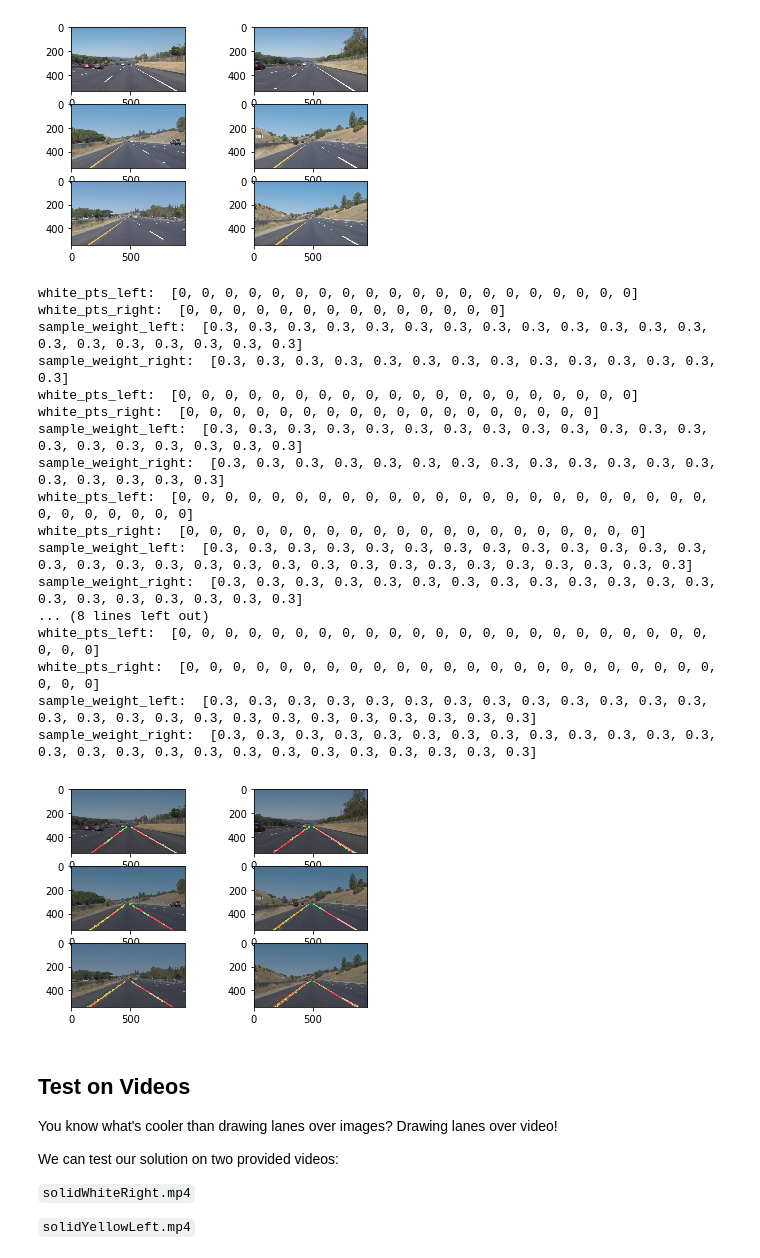
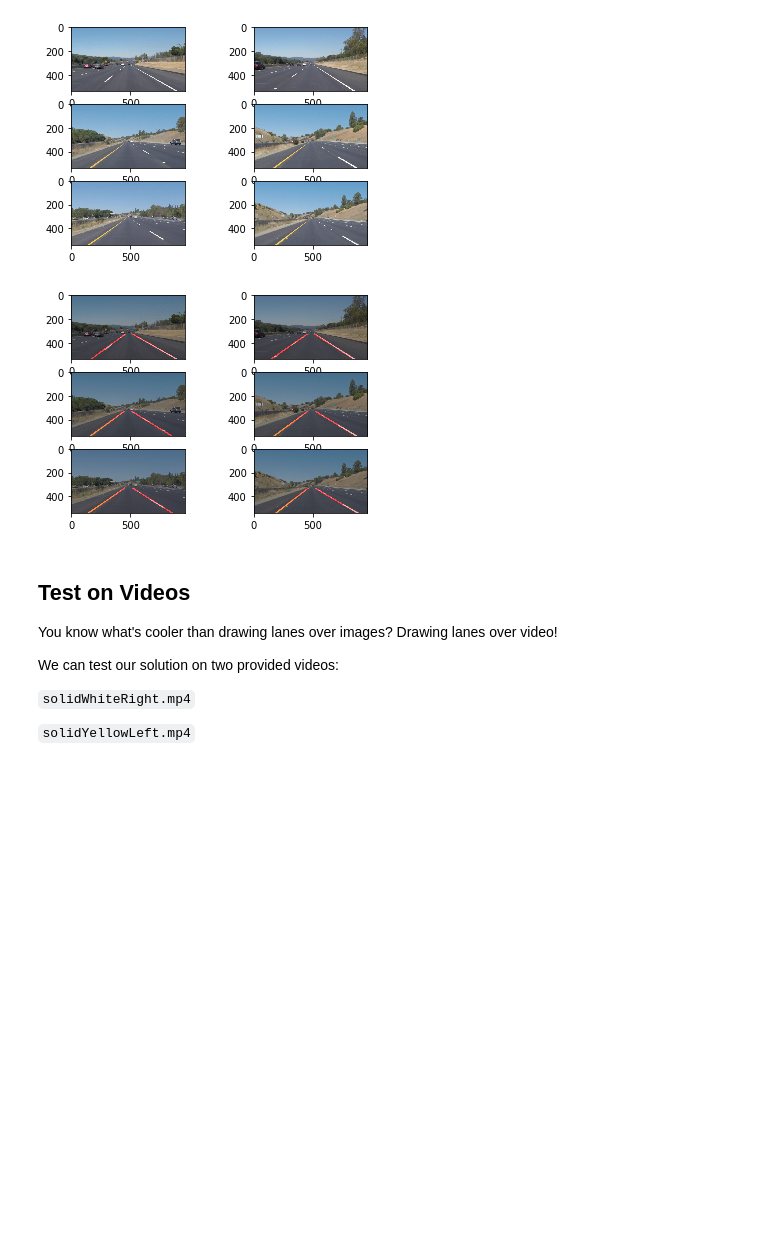
Before and after one commit to renyilin/Finding-lane-line, a Jupyter notebook: P1.ipynb, the cells around one changed output. Drawn from its saved outputs; the diff is of its cells as text; code cells hidden in the pictures; blank space fills up the shorter version.

Commit message:
Add yellow filter.

```diff
--- a/P1.ipynb
+++ b/P1.ipynb
@@ -358,28 +390,35 @@ for i,img in enumerate(im_list):
 n = 0
 # %%
 def detect_lane(img, vertices, low_threshold = 80, high_threshold = 150, theta = np.pi/180,
-               rho = 2, threshold = 15, min_line_len = 20, max_line_gap = 10):
+               rho = 2, threshold = 15, min_line_len = 20, max_line_gap = 10, kernel_size = 5):
 
     global n
     n += 1
 
-    grey_img = grayscale(img)
+#     save_path = os.path.join("test_videos_output/","img_{}.jpg".format(n))
+#     cv2.imwrite(save_path, cv2.cvtColor(img, cv2.COLOR_RGB2BGR),
+#                 [int(cv2.IMWRITE_JPEG_QUALITY), 100])
+
+
+    gray_img = grayscale(img)
 #     save_path = os.path.join("test_videos_output/","grey_{}.jpg".format(n))
 #     cv2.imwrite(save_path, grey_img,
 #                 [int(cv2.IMWRITE_JPEG_QUALITY), 100])
-
-    canny_img = canny(grey_img, low_threshold, high_threshold)
+    blur_gray = gaussian_blur(gray_img, kernel_size)
+    canny_img = canny(blur_gray, low_threshold, high_threshold)
 
 #     save_path = os.path.join("test_videos_output/","canny_{}.jpg".format(n))
 #     cv2.imwrite(save_path, canny_img,
 #                 [int(cv2.IMWRITE_JPEG_QUALITY), 100])
+    yellow_filter_img = yellow_filter(img, canny_img)
 
-    masked_img = region_of_interest(canny_img, vertices)
+
+    masked_img = region_of_interest(yellow_filter_img, vertices)
 #     save_path = os.path.join("test_videos_output/","masked_{}.jpg".format(n))
 #     cv2.imwrite(save_path, masked_img,
 #                 [int(cv2.IMWRITE_JPEG_QUALITY), 100])
 
-    hough_img = hough_lines(masked_img, rho, theta, threshold, min_line_len, max_line_gap)
+    hough_img = hough_lines(masked_img, gray_img, rho, theta, threshold, min_line_len, max_line_gap)
 #     save_path = os.path.join("test_videos_output/","hough_{}.jpg".format(n))
 #     cv2.imwrite(save_path, hough_img,
 #                 [int(cv2.IMWRITE_JPEG_QUALITY), 100])
@@ -404,40 +443,25 @@ vertices = np.array([[(130, imshape[0]), (460, 320), (516, 320),
                       (895, imshape[0])]], dtype=np.int32)
 # %%
 for i,img in enumerate(im_list):
+    pt_left_mem = []
+    pt_right_mem = []
     # Load image
     im_path = os.path.join(test_path,img)
     im_org = mpimg.imread(im_path)
 
     # Lane detection
     final_img = detect_lane(im_org, vertices)
 
     # Show image
     plt.subplot(321 + i)
     plt.imshow(final_img)
 
     # Save the final images to the test_images_output directory.
     save_path = os.path.join(save_dir,img)
     cv2.imwrite(save_path, cv2.cvtColor(final_img, cv2.COLOR_RGB2BGR),
                 [int(cv2.IMWRITE_JPEG_QUALITY), 100])
 # %% [output]
-white_pts_left:  [0, 0, 0, 0, 0, 0, 0, 0, 0, 0, 0, 0, 0, 0, 0, 0, 0, 0, 0, 0]
-white_pts_right:  [0, 0, 0, 0, 0, 0, 0, 0, 0, 0, 0, 0, 0, 0]
-sample_weight_left:  [0.3, 0.3, 0.3, 0.3, 0.3, 0.3, 0.3, 0.3, 0.3, 0.3, 0.3, 0.3, 0.3, 0.3, 0.3, 0.3, 0.3, 0.3, 0.3, 0.3]
-sample_weight_right:  [0.3, 0.3, 0.3, 0.3, 0.3, 0.3, 0.3, 0.3, 0.3, 0.3, 0.3, 0.3, 0.3, 0.3]
-white_pts_left:  [0, 0, 0, 0, 0, 0, 0, 0, 0, 0, 0, 0, 0, 0, 0, 0, 0, 0, 0, 0]
-white_pts_right:  [0, 0, 0, 0, 0, 0, 0, 0, 0, 0, 0, 0, 0, 0, 0, 0, 0, 0]
-sample_weight_left:  [0.3, 0.3, 0.3, 0.3, 0.3, 0.3, 0.3, 0.3, 0.3, 0.3, 0.3, 0.3, 0.3, 0.3, 0.3, 0.3, 0.3, 0.3, 0.3, 0.3]
-sample_weight_right:  [0.3, 0.3, 0.3, 0.3, 0.3, 0.3, 0.3, 0.3, 0.3, 0.3, 0.3, 0.3, 0.3, 0.3, 0.3, 0.3, 0.3, 0.3]
-white_pts_left:  [0, 0, 0, 0, 0, 0, 0, 0, 0, 0, 0, 0, 0, 0, 0, 0, 0, 0, 0, 0, 0, 0, 0, 0, 0, 0, 0, 0, 0, 0]
-white_pts_right:  [0, 0, 0, 0, 0, 0, 0, 0, 0, 0, 0, 0, 0, 0, 0, 0, 0, 0, 0, 0]
-sample_weight_left:  [0.3, 0.3, 0.3, 0.3, 0.3, 0.3, 0.3, 0.3, 0.3, 0.3, 0.3, 0.3, 0.3, 0.3, 0.3, 0.3, 0.3, 0.3, 0.3, 0.3, 0.3, 0.3, 0.3, 0.3, 0.3, 0.3, 0.3, 0.3, 0.3, 0.3]
-sample_weight_right:  [0.3, 0.3, 0.3, 0.3, 0.3, 0.3, 0.3, 0.3, 0.3, 0.3, 0.3, 0.3, 0.3, 0.3, 0.3, 0.3, 0.3, 0.3, 0.3, 0.3]
-... (8 lines left out)
-white_pts_left:  [0, 0, 0, 0, 0, 0, 0, 0, 0, 0, 0, 0, 0, 0, 0, 0, 0, 0, 0, 0, 0, 0, 0, 0, 0, 0]
-white_pts_right:  [0, 0, 0, 0, 0, 0, 0, 0, 0, 0, 0, 0, 0, 0, 0, 0, 0, 0, 0, 0, 0, 0, 0, 0, 0, 0]
-sample_weight_left:  [0.3, 0.3, 0.3, 0.3, 0.3, 0.3, 0.3, 0.3, 0.3, 0.3, 0.3, 0.3, 0.3, 0.3, 0.3, 0.3, 0.3, 0.3, 0.3, 0.3, 0.3, 0.3, 0.3, 0.3, 0.3, 0.3]
-sample_weight_right:  [0.3, 0.3, 0.3, 0.3, 0.3, 0.3, 0.3, 0.3, 0.3, 0.3, 0.3, 0.3, 0.3, 0.3, 0.3, 0.3, 0.3, 0.3, 0.3, 0.3, 0.3, 0.3, 0.3, 0.3, 0.3, 0.3]
-[figure, old version]
+[figure, new version]
 # %% [markdown]
 ## Test on Videos
 
```
Also changed, not shown: parts of 5 cells of this notebook.
